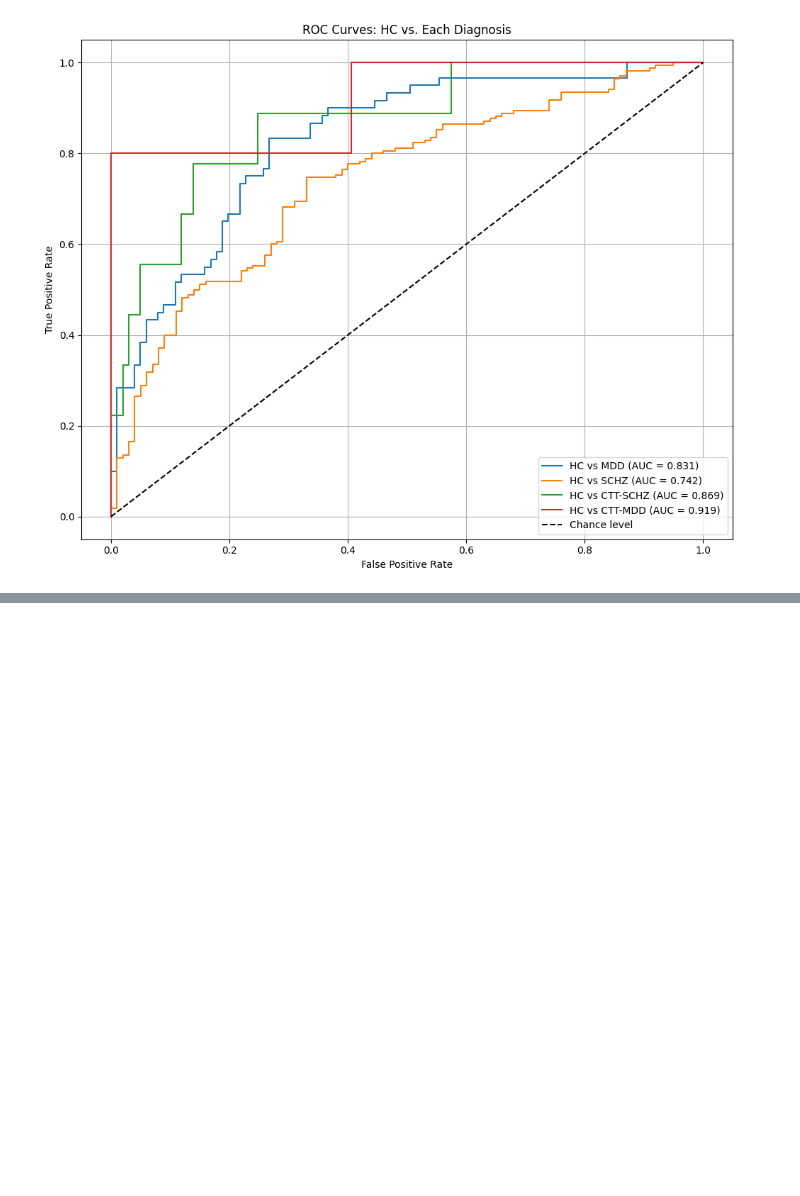
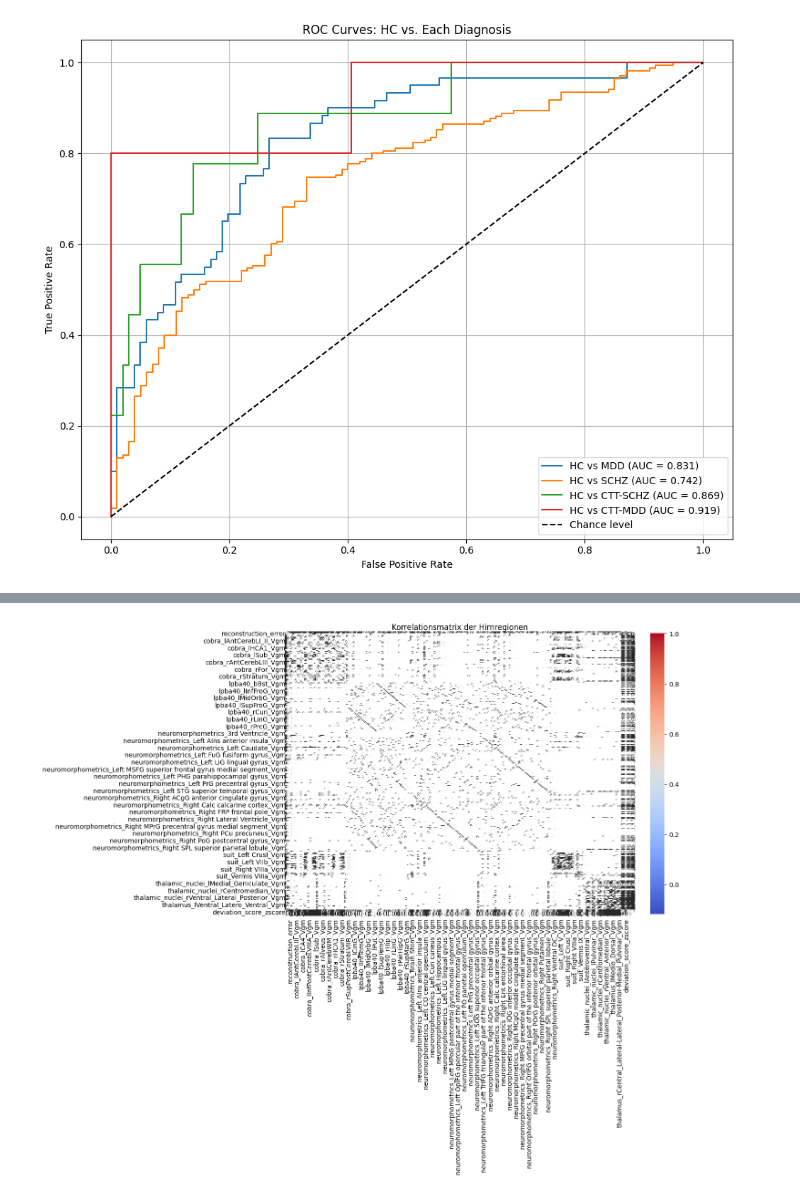
Before and after one commit to lisaduttenhoefer/BA_mriContrastVAE, a Jupyter notebook: project/catatonia_VAE-main_bq/src/classification_tryout.ipynb, the cells around one changed output, grey strips where cells are left out. Drawn from its saved outputs; the diff is of its cells as text; code cells hidden in the pictures; blank space fills up the shorter version.

```diff
--- a/project/catatonia_VAE-main_bq/src/classification_tryout.ipynb
+++ b/project/catatonia_VAE-main_bq/src/classification_tryout.ipynb
@@ -229,24 +383,26 @@ plt.show()
 # %%
 import pandas as pd
 import seaborn as sns
 import matplotlib.pyplot as plt
 
 # Lade die Daten
-csv_path_i = "/workspace/project/catatonia_VAE-main_bq/analysis/TESTING/deviation_results_norm_results_HC_V_g_m_all_20250601_2108_20250606_131920/deviation_scores_with_roi_names.csv" # Aktualisiere den Dateipfad
+csv_path_i = "/workspace/project/catatonia_VAE-main_bq/analysis/TESTING/deviation_results_norm_results_HC_V_g_m_all_20250601_2108_20250619_191926/deviation_scores_with_roi_names.csv" # Aktualisiere den Dateipfad
 df = pd.read_csv(csv_path_i)
 
 # Wähle nur die Z-Scores der Hirnregionen (also ohne Metadaten)
 metadata_columns = ["Filename", "Diagnosis", "Age", "Sex", "Dataset"]
 region_columns = [col for col in df.columns if col not in metadata_columns]
 
 # Berechne die Korrelationsmatrix
 corr_matrix = df[region_columns].corr()
 
 # Visualisiere die Korrelationsmatrix mit Seaborn
 plt.figure(figsize=(12, 8))
 sns.heatmap(corr_matrix, cmap="coolwarm", annot=True, fmt=".2f", linewidths=0.5)
 plt.title("Korrelationsmatrix der Hirnregionen")
 plt.show()
+# %% [output]
+[figure, added]
 # %%
 import pandas as pd
 
```
Also changed, not shown: parts of 2 cells of this notebook, 7 other files.
